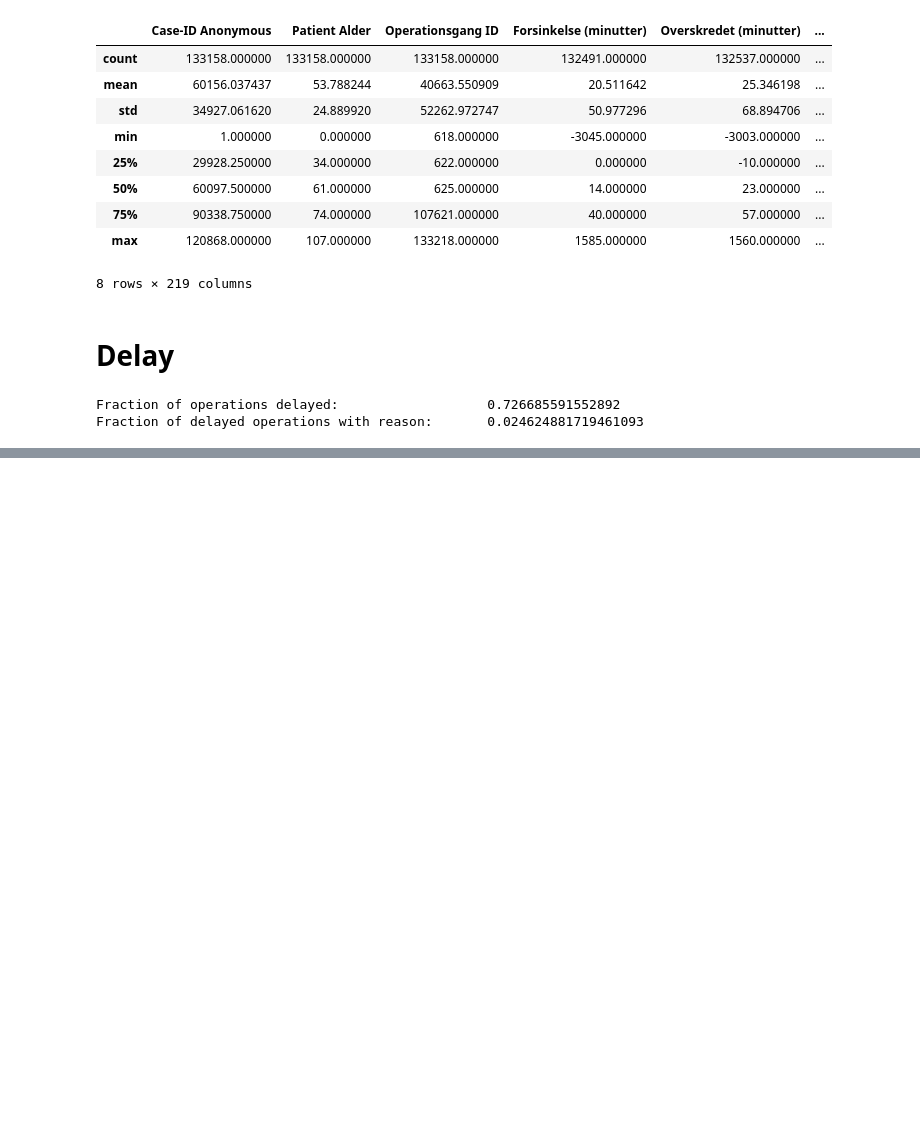
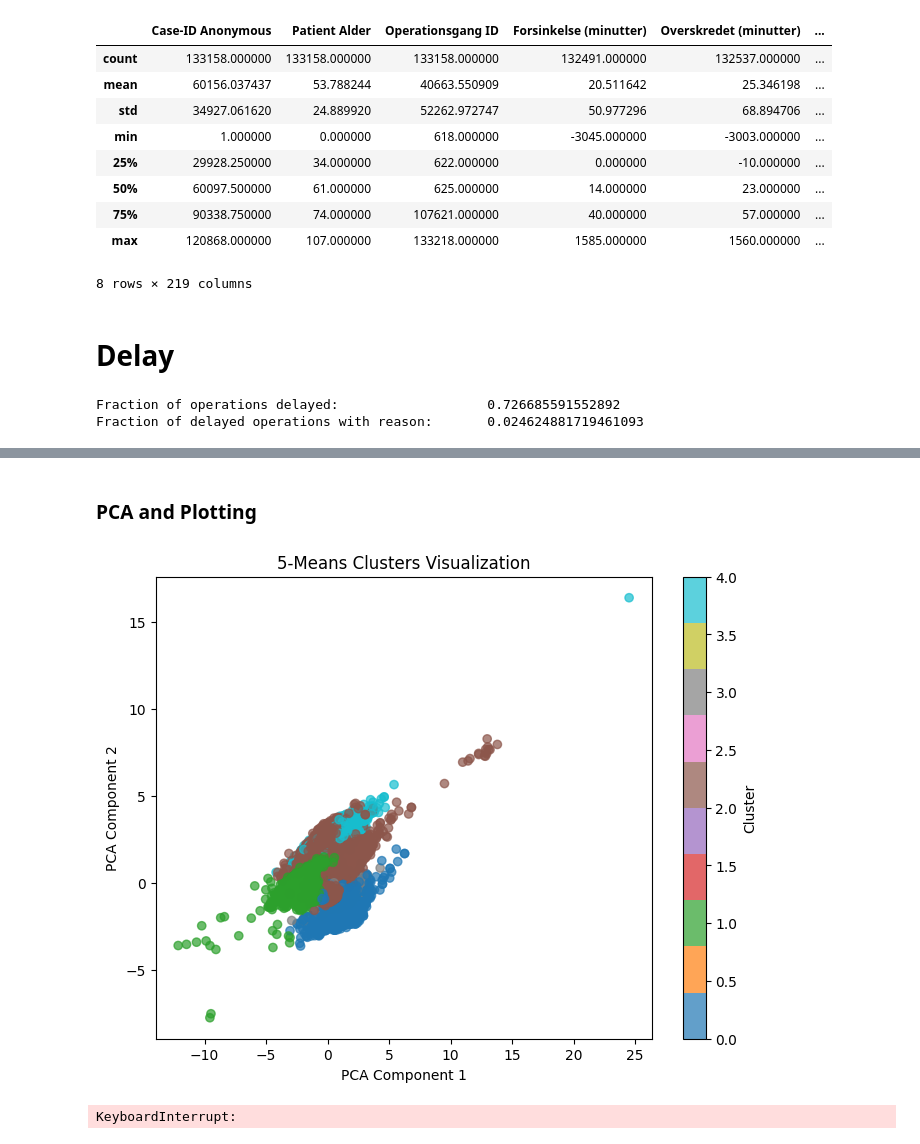
Before and after one commit to killermort9/AnalyticsToAction, a Jupyter notebook: esther.ipynb, the cells around one changed output, grey strips where cells are left out. Drawn from its saved outputs; the diff is of its cells as text; code cells hidden in the pictures; blank space fills up the shorter version.

```diff
--- a/esther.ipynb
+++ b/esther.ipynb
@@ -69,0 +78,15 @@ Name: Speciale_Øre-næse-hals, Length: 133158, dtype: bool
+# %%
+daytime_cols_to_drop = ['Dato', 'Pt ankommet til hospitalet', 'Planlagt stue klargøring start',
+                        'Stue klargøring start', 'Stue klargjort', 'Patient på stuen (Planlagt)',
+                        'Patient på stuen', 'Anæstesistart', 'Anæstesi melder klar', 'Procedure start',
+                        'Procedure slut', 'Patient klar til afgang', 'Patient forlader stuen (Planlagt)',
+                        'Patient forlader stuen', 'Stue rengjort (Planlagt)', 'Stue rengøring start',
+                        'Stue rengjort', 'I opvågning', 'Anæstesistop','Klar til udskrivelse efter opvågning',
+                        'Patient forlader afdeling','Forsinkelsesårsag']
+staff_cols_to_drop = [col for col in df_complete.columns if col.startswith("Staff.")]
+ressource_cols_to_drop = [col for col in df_complete.columns if col.startswith("Ressource")]
+other_cols_to_drop = ['Case-ID Anonymous', 'Stue', 'Procedure - Tekst & ID',
+                      'Aktionsdiagnose - Kode & tekst', 'Aktionsdiagnose - Gruppe']
+cols_to_drop = daytime_cols_to_drop + staff_cols_to_drop + ressource_cols_to_drop + other_cols_to_drop
+df_cluster = df_complete.drop(columns=cols_to_drop)
+print(f"Number of samples before row exclusion: {len(df_cluster)}")
@@ -69,0 +99,4 @@ Name: Speciale_Øre-næse-hals, Length: 133158, dtype: bool
+# %%
+# Drop rows with NaN
+df_cluster_clean = df_cluster.dropna()
+print(f"Number of samples after row exclusion: {len(df_cluster_clean)}")
@@ -69,0 +123,13 @@ Name: Speciale_Øre-næse-hals, Length: 133158, dtype: bool
+# %%
+# Scale data
+scaler = StandardScaler()
+X_scaled = scaler.fit_transform(df_cluster_clean)
+
+# Perform clustering
+k = 5
+kmeans = KMeans(n_clusters=k, random_state=2026)
+kmeans.fit(X_scaled)
+
+# Assign cluster labels to final DataFrame
+df_final = df_cluster_clean
+df_final['cluster'] = kmeans.labels_
@@ -69,0 +168,17 @@ Name: Speciale_Øre-næse-hals, Length: 133158, dtype: bool
+# %% [markdown]
+### PCA and Plotting
+# %%
+# Do PCA
+pca = PCA(n_components=2)
+X_pca = pca.fit_transform(X_scaled)
+
+# Plot results
+plt.figure(figsize=(8,6))
+plt.scatter(X_pca[:,0], X_pca[:,1], c=df_cluster_clean['cluster'], cmap='tab10', alpha=0.7)
+plt.xlabel('PCA Component 1')
+plt.ylabel('PCA Component 2')
+plt.title('5-Means Clusters Visualization')
+plt.colorbar(label='Cluster')
+plt.show()
+# %% [output]
+[figure, added]
@@ -69,0 +199,6 @@ Name: Speciale_Øre-næse-hals, Length: 133158, dtype: bool
+# %%
+X_embedded = TSNE(n_components=2, random_state=42).fit_transform(X_scaled)
+plt.scatter(X_embedded[:,0], X_embedded[:,1], c=df_cluster_clean['cluster'], cmap='tab10', alpha=0.7)
+plt.show()
+# %% [output]
+KeyboardInterrupt:
```
Also changed, not shown: parts of 17 cells of this notebook.
